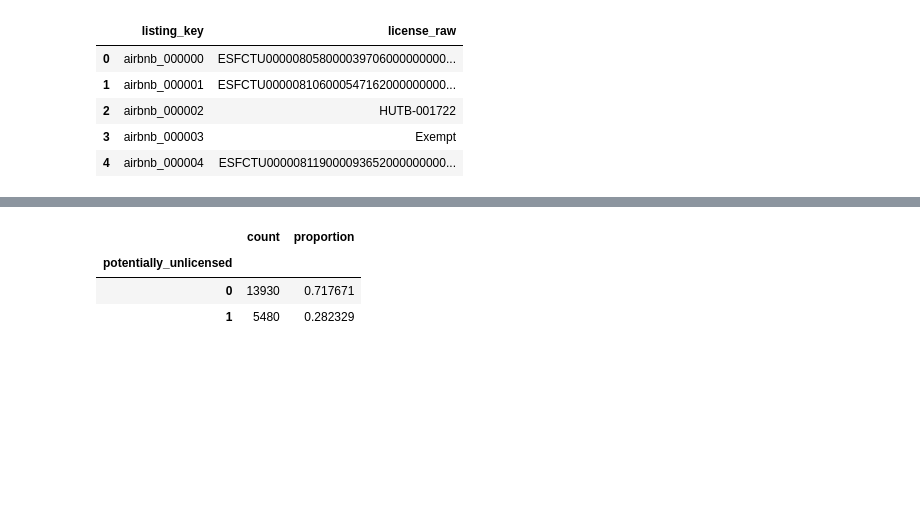
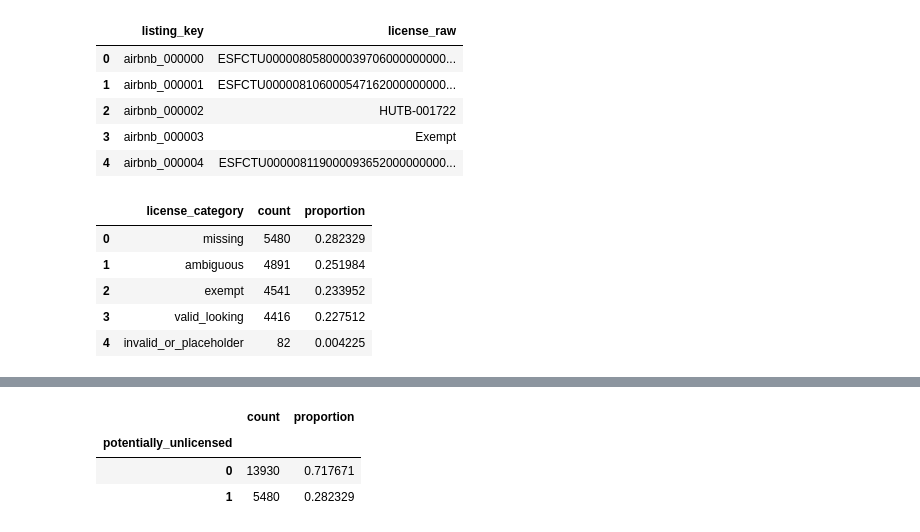
Before and after one commit to davidcampde/TFG_Fraud_detection_licenses_airbnb_listings, a Jupyter notebook: tool/src/2_Exploratory_data_analysis.ipynb, the cells around one changed output, grey strips where cells are left out. Saved outputs shown, nothing was run; the diff lists cells and outputs as text; code cells hidden in the pictures; blank space fills up the shorter version.

Commit message:
license_type_table

```diff
--- a/tool/src/2_Exploratory_data_analysis.ipynb
+++ b/tool/src/2_Exploratory_data_analysis.ipynb
@@ -979,3 +980,96 @@ Modeling base shape: (19410, 37)
 | 2 | airbnb_000002 | HUTB-001722 |
 | 3 | airbnb_000003 | Exempt |
 | 4 | airbnb_000004 | ESFCTU000008119000093652000000000... |
+# %%
+# ============================================================
+# PROXY TARGET RELIABILITY ANALYSIS
+# ============================================================
+license_analysis = license_reference.copy()
+
+license_analysis["license_raw_clean"] = (
+    license_analysis["license_raw"]
+    .fillna("")
+    .astype(str)
+    .str.strip()
+    .str.lower()
+)
+
+def classify_license_value(value):
+    """
+    Classify Airbnb license field values into broad reliability categories.
+    This is not official legal validation; it is an exploratory quality check.
+    """
+    if value == "" or value in {"nan", "none", "null"}:
+        return "missing"
+
+    if "exempt" in value or "dispens" in value or "exento" in value:
+        return "exempt"
+
+    # Valid-looking Barcelona tourist housing licence pattern.
+    # Typical format: HUTB-123456 or HUTB123456, sometimes with extra text.
+    if re.search(r"\bhutb[\s\-]*\d{5,6}\b", value):
+        # Placeholder-like values such as HUTB-000000 are not reliable.
+        if re.search(r"\bhutb[\s\-]*0{5,6}\b", value):
+            return "invalid_or_placeholder"
+        return "valid_looking"
+
+    # Generic placeholder or clearly non-informative values.
+    placeholder_terms = [
+        "pending", "applied", "requested", "in process", "en tramite",
+        "tramite", "n/a", "na", "unknown", "license", "licence"
+    ]
+
+    if any(term in value for term in placeholder_terms):
+        return "invalid_or_placeholder"
+
+    # Numeric-only or very short values are difficult to interpret.
+    if value.isdigit() or len(value) < 4:
+        return "ambiguous"
+
+    return "ambiguous"
+
+
+license_analysis["license_category"] = license_analysis["license_raw_clean"].apply(
+    classify_license_value
+)
+
+license_category_summary = (
+    license_analysis["license_category"]
+    .value_counts()
+    .rename_axis("license_category")
+    .reset_index(name="count")
+)
+
+license_category_summary["proportion"] = (
+    license_category_summary["count"] / len(license_analysis)
+)
+
+display(license_category_summary)
+
+license_category_summary.to_csv(
+    TABLES_DIR / "eda_license_reliability_category_summary.csv",
+    index=False
+)
+
+# Most frequent raw licence values by category
+top_license_values = (
+    license_analysis
+    .groupby(["license_category", "license_raw_clean"])
+    .size()
+    .reset_index(name="count")
+    .sort_values(["license_category", "count"], ascending=[True, False])
+)
+
+display(top_license_values.groupby("license_category").head(10))
+
+top_license_values.to_csv(
+    TABLES_DIR / "eda_license_reliability_top_values.csv",
+    index=False
+)
+# %% [output]
+|  | license_category | count | proportion |
+| 0 | missing | 5480 | 0.282329 |
+| 1 | ambiguous | 4891 | 0.251984 |
+| 2 | exempt | 4541 | 0.233952 |
+| 3 | valid_looking | 4416 | 0.227512 |
+| 4 | invalid_or_placeholder | 82 | 0.004225 |
```
Also changed, not shown: parts of 2 cells of this notebook, 3 other files.
